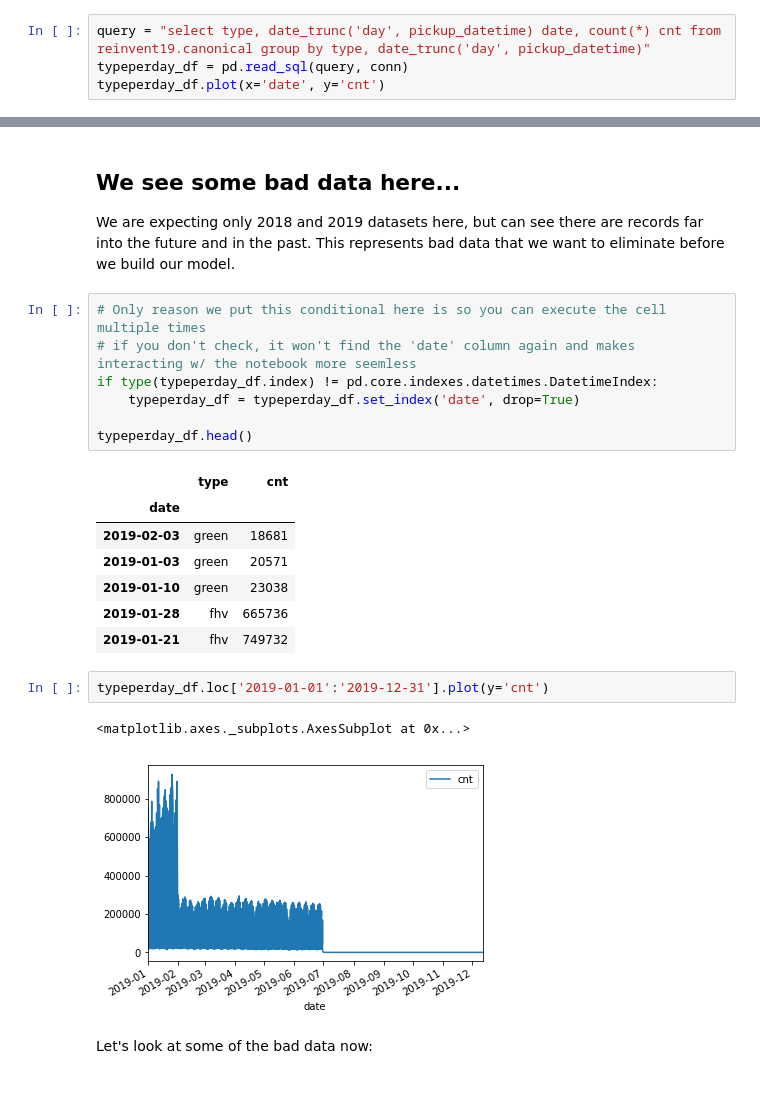
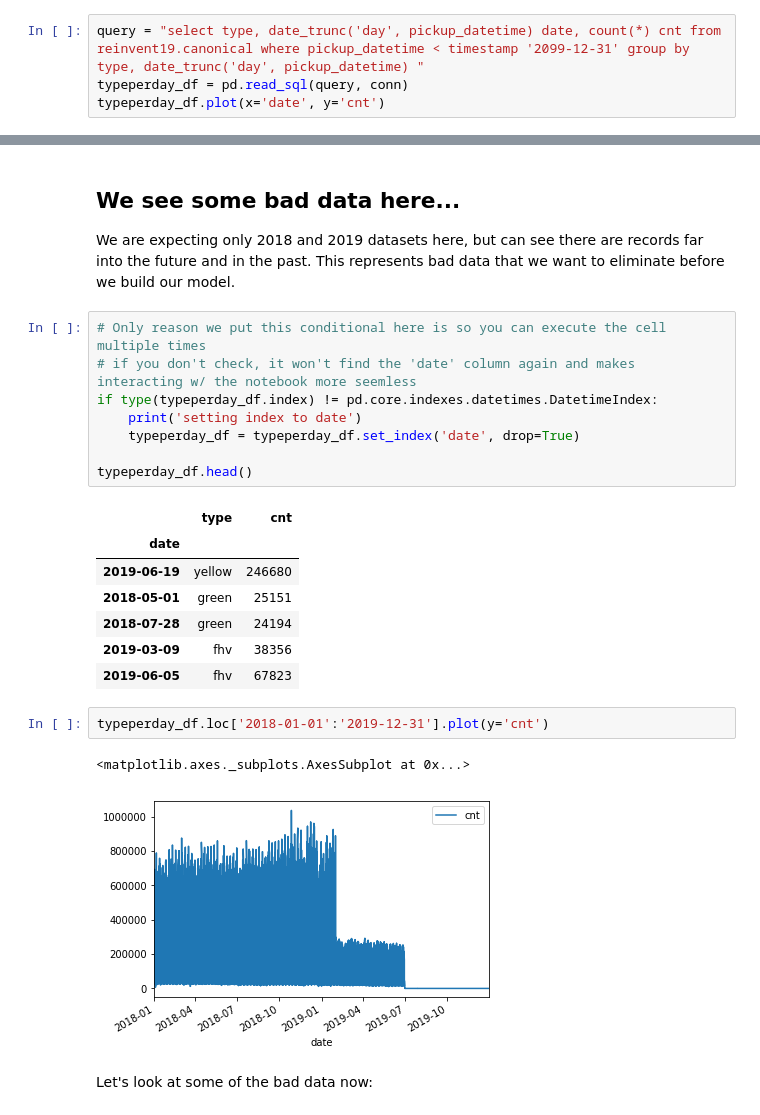
Before and after one commit to bsnively/sagemaker-workshops, a Jupyter notebook: 2019_reinvent/notebooks/DataDiscoveryAndConversation.ipynb, the cells around one changed output, grey strips where cells are left out. Saved outputs shown, nothing was run; the diff lists cells and outputs as text.

```diff
--- a/2019_reinvent/notebooks/DataDiscoveryAndConversation.ipynb
+++ b/2019_reinvent/notebooks/DataDiscoveryAndConversation.ipynb
@@ -162,7 +162,7 @@ normalized_df.plot.bar(x='type', y='ride_count')
 <matplotlib.axes._subplots.AxesSubplot at 0x...>
 [figure]
 # %%
-query = "select type, date_trunc('day', pickup_datetime) date, count(*) cnt from reinvent19.canonical group by type, date_trunc('day', pickup_datetime)"
+query = "select type, date_trunc('day', pickup_datetime) date, count(*) cnt from reinvent19.canonical where pickup_datetime < timestamp '2099-12-31' group by type, date_trunc('day', pickup_datetime) "
 typeperday_df = pd.read_sql(query, conn)
 typeperday_df.plot(x='date', y='cnt')
 # %% [output]
@@ -175,21 +175,22 @@ We are expecting only 2018 and 2019 datasets here, but can see there are records
 # Only reason we put this conditional here is so you can execute the cell multiple times
 # if you don't check, it won't find the 'date' column again and makes interacting w/ the notebook more seemless
 if type(typeperday_df.index) != pd.core.indexes.datetimes.DatetimeIndex:
+    print('setting index to date')
     typeperday_df = typeperday_df.set_index('date', drop=True)
 
 typeperday_df.head()
 # %% [output]
 |  | type | cnt |
 | date |  |  |
-| 2019-02-03 | green | 18681 |
-| 2019-01-03 | green | 20571 |
-| 2019-01-10 | green | 23038 |
-| 2019-01-28 | fhv | 665736 |
-| 2019-01-21 | fhv | 749732 |
+| 2019-06-19 | yellow | 246680 |
+| 2018-05-01 | green | 25151 |
+| 2018-07-28 | green | 24194 |
+| 2019-03-09 | fhv | 38356 |
+| 2019-06-05 | fhv | 67823 |
 # %%
-typeperday_df.loc['2019-01-01':'2019-12-31'].plot(y='cnt')
+typeperday_df.loc['2018-01-01':'2019-12-31'].plot(y='cnt')
 # %% [output]
 <matplotlib.axes._subplots.AxesSubplot at 0x...>
-[figure, old version]
+[figure, new version]
 # %% [markdown]
 Let's look at some of the bad data now:
```
Also changed, not shown: parts of 4 cells of this notebook.
